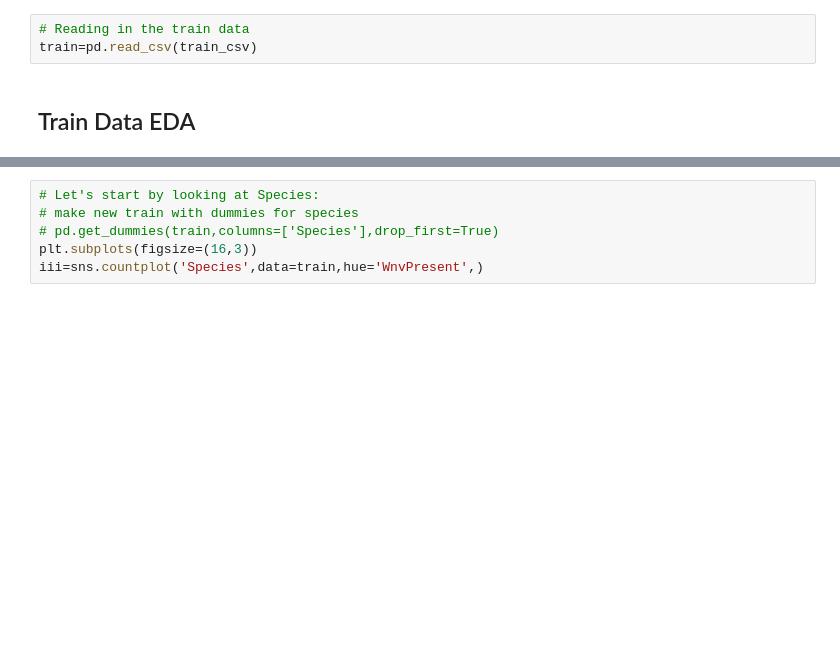
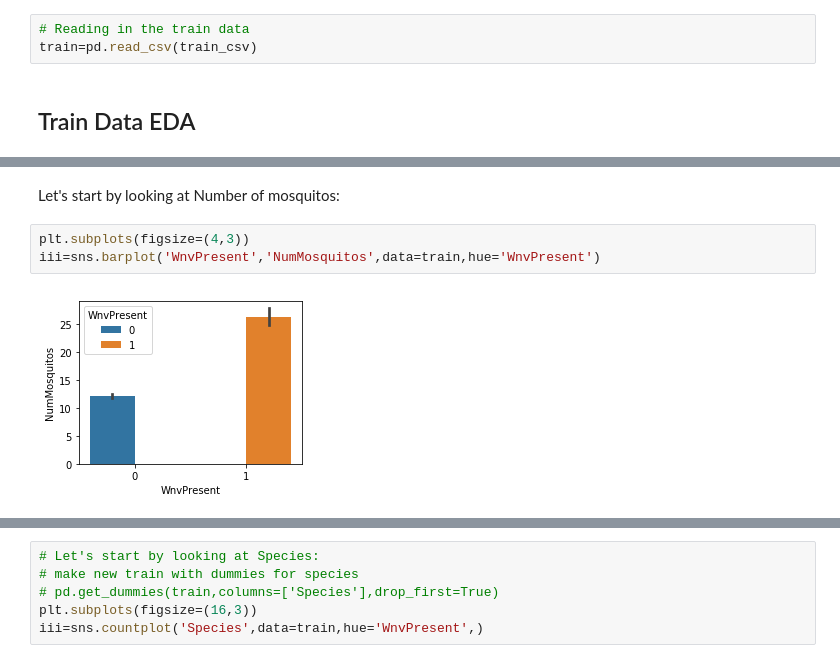
Before and after one commit to Erolino/WestNileVirus_Detection, a Jupyter notebook: WestNileVirus_Detection.ipynb, the cells around one changed output, grey strips where cells are left out. Saved outputs shown, nothing was run; the diff lists cells and outputs as text; blank space fills up the shorter version.

```diff
--- a/WestNileVirus_Detection.ipynb
+++ b/WestNileVirus_Detection.ipynb
@@ -34,3 +34,10 @@ train.head(1)
 # %% [output]
 |  | Date | Address | Species | Block | Street | Trap | AddressNumberAndStreet | Latitude | Longitude | ... |
 | 0 | 2007-05-29 | 4100 North Oak Park Avenue, Chica... | CULEX PIPIENS/RESTUANS | 41 | N OAK PARK AVE | T002 | 4100 N OAK PARK AVE, Chicago, IL | 41.95469 | -87.800991 | ... |
+# %% [markdown]
+Let's start by looking at Number of mosquitos:
+# %%
+plt.subplots(figsize=(4,3))
+iii=sns.barplot('WnvPresent','NumMosquitos',data=train,hue='WnvPresent')
+# %% [output]
+[figure, added]
```
Also changed, not shown: parts of 11 cells of this notebook, 2 other files.
